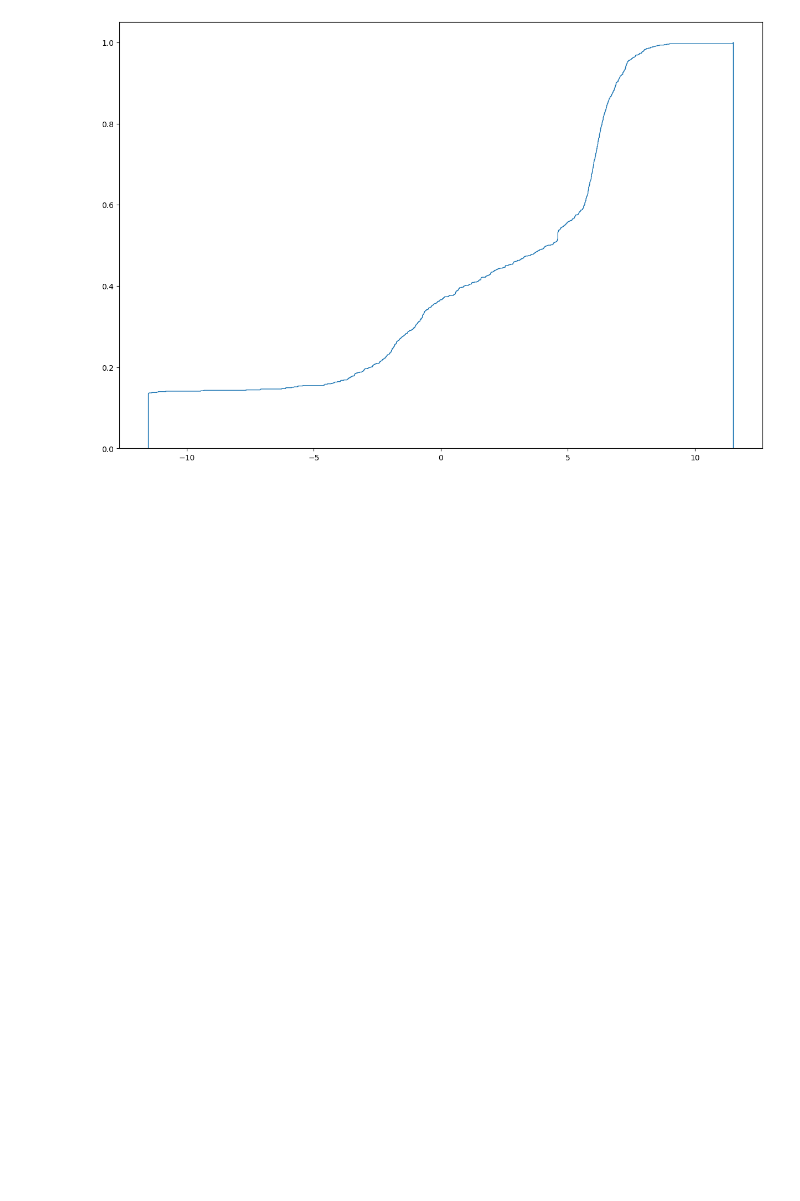
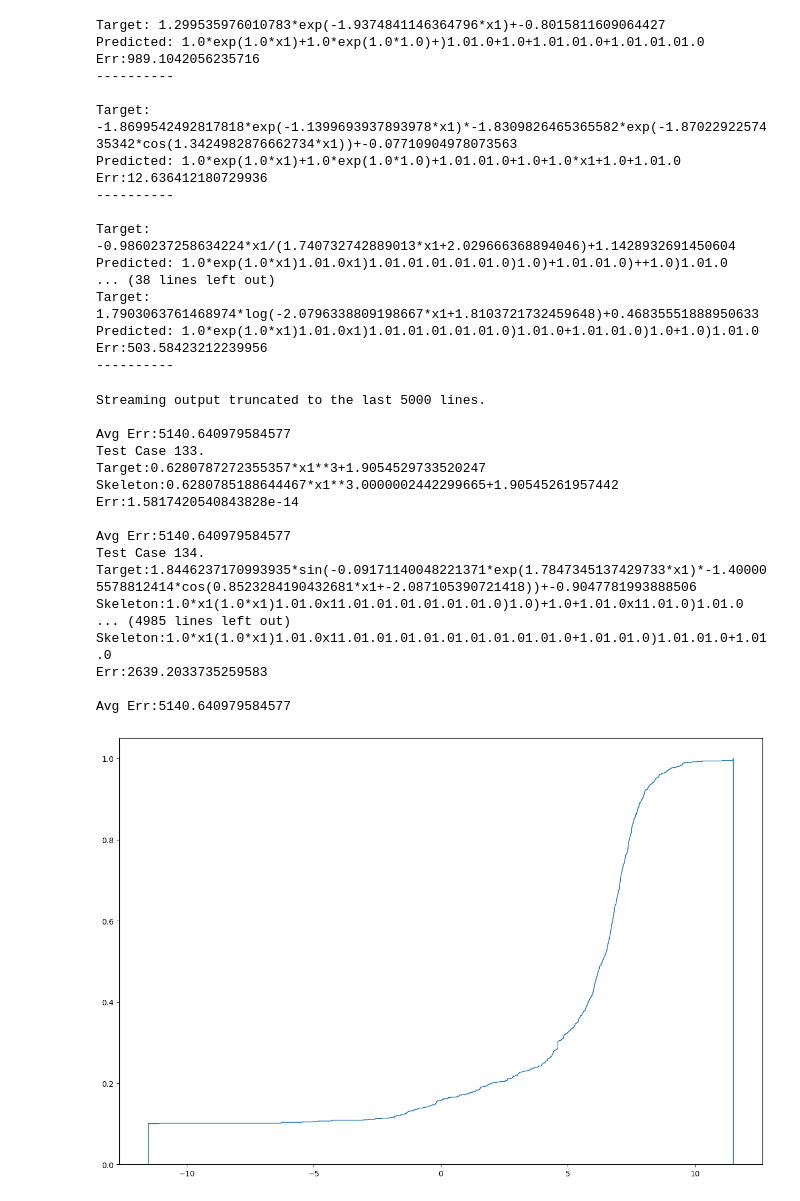
Before and after one commit to carolynw898/STAT946Proj, a Jupyter notebook: test.ipynb, the cells around one changed output. Drawn from its saved outputs; the diff is of its cells as text; code cells hidden in the pictures; blank space fills up the shorter version.

Commit message:
1_var_set_transformer_cfg ddim_step=1 guidance_factor=0.9

```diff
--- a/test.ipynb
+++ b/test.ipynb
@@ -15,7 +15,7 @@ learning_rate = 1e-4
 num_epochs = 5
 blockSize = 32
 testBlockSize = 400
-numVars = 2
+numVars = 1
 numYs = 1
 numPoints = 250
 target = 'Skeleton'
@@ -27,7 +27,7 @@ maxNumFiles = 100
 device = torch.device("cuda" if torch.cuda.is_available() else "cpu")
 # %%
 dataDir = "/content/drive/MyDrive/Colab/STAT946_proj/data"
-dataFolder = "2_var_dataset"
+dataFolder = "1_var_dataset"
 # %%
 from torch.utils.data import DataLoader
 import numpy as np
@@ -124,7 +124,7 @@ def test_model(model, test_loader, textTest, train_dataset, device):
         tokens = tokens.to(device)
         variables = variables.to(device)
         B = points.shape[0]
-        predicted_skeletons = model.sample(points, variables, train_dataset, B)
+        predicted_skeletons = model.sample(points, variables, train_dataset, B, guidance_scale=0.9)
 
         for i in range(B):
             t = json.loads(textTest[batch_idx * test_loader.batch_size + i])
@@ -329,9 +329,9 @@ model = SymbolicGaussianDiffusion(
     set_transformer=True,
 ).to(device)
 
-model_path = "/content/drive/MyDrive/Colab/STAT946_proj/models/diffusym/2Var_set_transformer"
+model_path = "/content/drive/MyDrive/Colab/STAT946_proj/models/diffusym_cfg/1_var_set_transformer_cfg.pth"
 model.load_state_dict(torch.load(model_path, map_location=device, weights_only=True))
 model.eval()
-fName="/content/drive/MyDrive/Colab/STAT946_proj/results/diffusym/ddim_step_1/2_var_set_transformer.txt"
+fName="/content/drive/MyDrive/Colab/STAT946_proj/results/diffusym_cfg/ddim_step_1/1_var_set_transformer_cfg.txt"
 test_results = run_and_plot(model, fName, test_loader, textTest, train_dataset, device, pconfig)
 # %% [output]
@@ -372 +474,35 @@ Avg Err:1936.4575933495369
+Target: 1.299535976010783*exp(-1.9374841146364796*x1)+-0.8015811609064427
+Predicted: 1.0*exp(1.0*x1)+1.0*exp(1.0*1.0)+)1.01.0+1.0+1.01.01.0+1.01.01.01.0
+Err:989.1042056235716
+----------
+
+Target: -1.8699542492817818*exp(-1.1399693937893978*x1)*-1.8309826465365582*exp(-1.8702292257435342*cos(1.3424982876662734*x1))+-0.07710904978073563
+Predicted: 1.0*exp(1.0*x1)+1.0*exp(1.0*1.0)+1.01.01.0+1.0+1.0*x1+1.0+1.01.0
+Err:12.636412180729936
+----------
+
+Target: -0.9860237258634224*x1/(1.740732742889013*x1+2.029666368894046)+1.1428932691450604
+Predicted: 1.0*exp(1.0*x1)1.01.0x1)1.01.01.01.01.01.0)1.0)+1.01.01.0)++1.0)1.01.0
+... (38 lines left out)
+Target: 1.7903063761468974*log(-2.0796338809198667*x1+1.8103721732459648)+0.46835551888950633
+Predicted: 1.0*exp(1.0*x1)1.01.0x1)1.01.01.01.01.01.0)1.01.0+1.01.01.0)1.0+1.0)1.01.0
+Err:503.58423212239956
+----------
+Streaming output truncated to the last 5000 lines.
+
+Avg Err:5140.640979584577
+Test Case 133.
+Target:0.6280787272355357*x1**3+1.9054529733520247
+Skeleton:0.6280785188644467*x1**3.0000002442299665+1.90545261957442
+Err:1.5817420540843828e-14
+
+Avg Err:5140.640979584577
+Test Case 134.
+Target:1.8446237170993935*sin(-0.09171140048221371*exp(1.7847345137429733*x1)*-1.400005578812414*cos(0.8523284190432681*x1+-2.087105390721418))+-0.9047781993888506
+Skeleton:1.0*x1(1.0*x1)1.01.0x11.01.01.01.01.01.01.0)1.0)+1.0+1.01.0x11.01.0)1.01.0
+... (4985 lines left out)
+Skeleton:1.0*x1(1.0*x1)1.01.0x11.01.01.01.01.01.01.01.01.01.0+1.01.01.0)1.01.01.0+1.01.0
+Err:2639.2033735259583
+
+Avg Err:5140.640979584577
-[figure, old version]
+[figure, new version]
```
Also changed, not shown: parts of 4 cells of this notebook.
